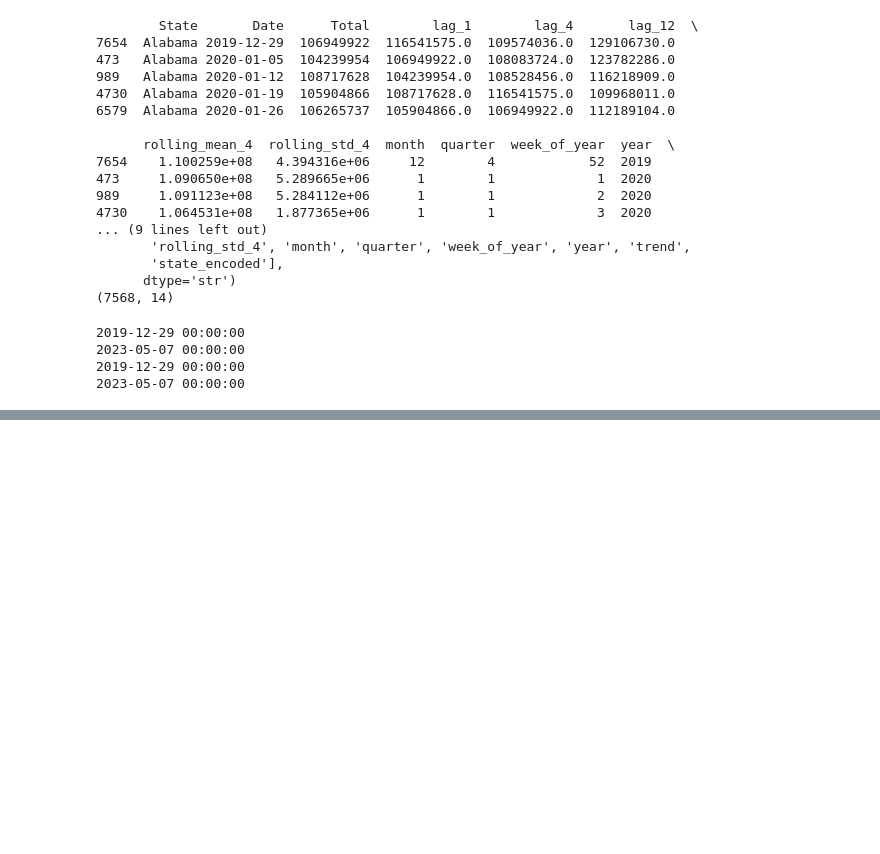
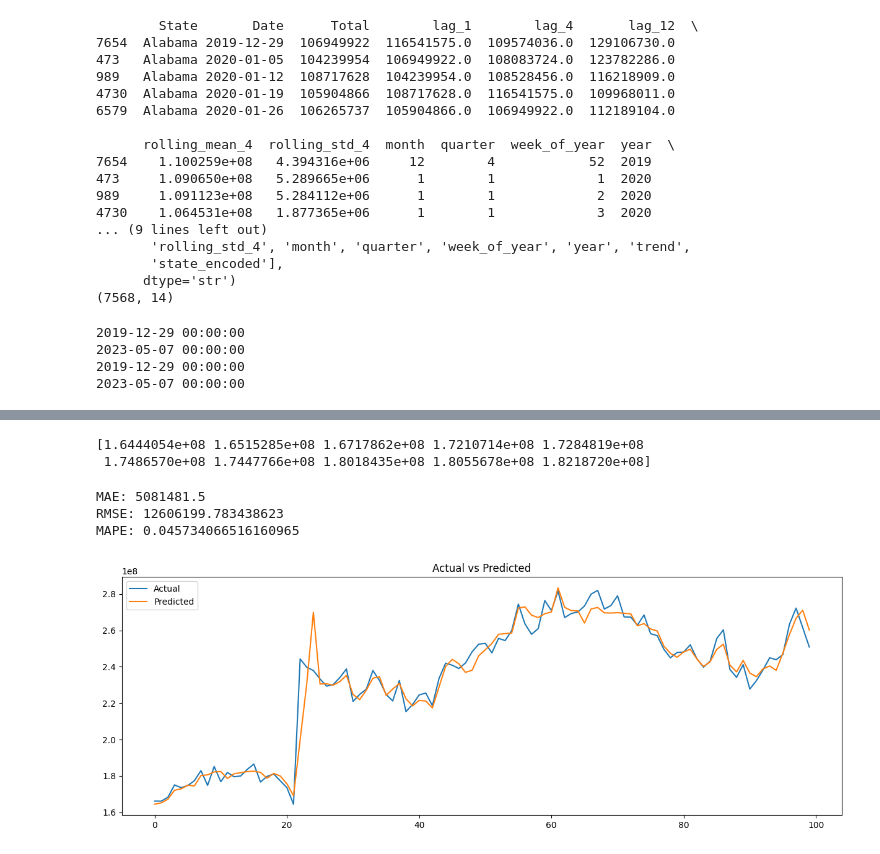
Before and after one commit to Kartikey1884/sales-forecasting-ml, a Jupyter notebook: notebooks/02_feature_engineering.ipynb, the cells around one changed output, grey strips where cells are left out. Saved outputs shown, nothing was run; the diff lists cells and outputs as text; code cells hidden in the pictures; blank space fills up the shorter version.

Commit message:
trained xgboost model and saved it

```diff
--- a/notebooks/02_feature_engineering.ipynb
+++ b/notebooks/02_feature_engineering.ipynb
@@ -262,0 +274,9 @@ valid_df.to_csv(
+# %%
+model = XGBRegressor(
+    n_estimators=100,
+    learning_rate=0.1,
+    max_depth=6,
+    random_state=42
+)
+# %%
+model.fit(X_train, y_train)
@@ -262,0 +295,7 @@ valid_df.to_csv(
+# %%
+y_pred = model.predict(X_valid)
+# %%
+print(y_pred[:10])
+# %% [output]
+[1.6444054e+08 1.6515285e+08 1.6717862e+08 1.7210714e+08 1.7284819e+08
+ 1.7486570e+08 1.7447766e+08 1.8018435e+08 1.8055678e+08 1.8218720e+08]
@@ -262,0 +319,32 @@ valid_df.to_csv(
+# %%
+print("MAE:", mae)
+
+print("RMSE:", rmse)
+
+print("MAPE:", mape)
+# %% [output]
+MAE: 5081481.5
+RMSE: 12606199.783438623
+MAPE: 0.045734066516160965
+# %%
+import matplotlib.pyplot as plt
+
+plt.figure(figsize=(15,5))
+
+plt.plot(
+    y_valid.values[:100],
+    label="Actual"
+)
+
+plt.plot(
+    y_pred[:100],
+    label="Predicted"
+)
+
+plt.legend()
+
+plt.title("Actual vs Predicted")
+
+plt.show()
+# %% [output]
+[figure, added]
```
Also changed, not shown: parts of 17 cells of this notebook.
